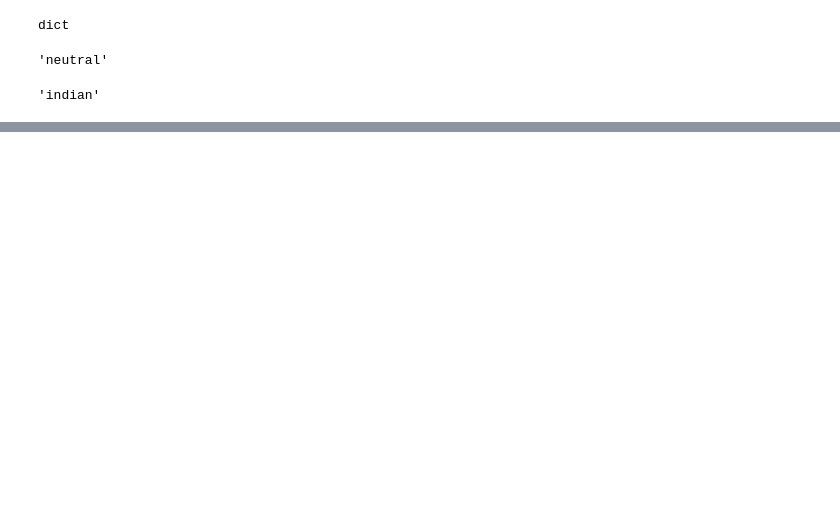
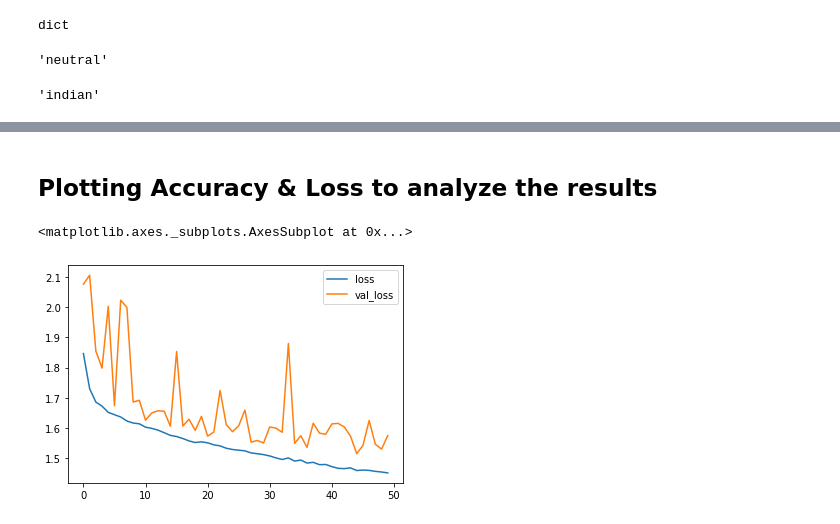
Before and after one commit to CodeWithSridhar/Live-Class-Monitoring-System-Face-Emotion-Recognition-, a Jupyter notebook: Live_Class_Monitoring_System(Face_Emotion_Recognition).ipynb, the cells around one changed output, grey strips where cells are left out. Cells and saved outputs as stored; diff of their text form; code cells hidden in the pictures; blank space fills up the shorter version.

```diff
--- a/Live_Class_Monitoring_System(Face_Emotion_Recognition).ipynb
+++ b/Live_Class_Monitoring_System(Face_Emotion_Recognition).ipynb
@@ -185,0 +244,4 @@ prediction1['dominant_race']
+# %%
+#define test and train path
+test_path = '/content/test/'
+train_path = '/content/train/'
@@ -185,0 +250,22 @@ prediction1['dominant_race']
+# %%
+img_size = 48  # image size
+batch_size = 32 # batch size
+
+# resnet is trained on rgb photos and we have grascaled images so converting colour mode to rgb
+datagen_train = ImageDataGenerator(horizontal_flip=True,brightness_range=[0.8,1.2],rescale=1./255)
+
+train_generator = datagen_train.flow_from_directory(train_path,
+                                                  target_size=(img_size,img_size),
+                                                  batch_size=batch_size,
+                                                  shuffle=True,
+                                                  color_mode='rgb',
+                                                  class_mode='categorical')
+
+datagen_validation = ImageDataGenerator(horizontal_flip=True,brightness_range=[0.8,1.2],rescale=1./255)
+
+validation_generator = datagen_train.flow_from_directory(test_path,
+                                                  target_size=(img_size,img_size),
+                                                  batch_size=batch_size,
+                                                  shuffle=False,
+                                                  color_mode='rgb',
+                                                  class_mode='categorical')
@@ -185,0 +280,5 @@ prediction1['dominant_race']
+# %%
+# creating a base model using resnet
+# and loading the pretrained weights
+base_model = ResNet50(input_shape=(48,48,3),include_top = False, weights = 'imagenet')
+base_model.summary()
@@ -185,0 +385,11 @@ prediction1['dominant_race']
+# %% [markdown]
+## Plotting Accuracy & Loss to analyze the results
+# %%
+# save history of the model in dataframe df
+df_modelhis=pd.DataFrame(model.history.history)
+# %%
+#Plotting Loss
+df_modelhis[['loss','val_loss']].plot()
+# %% [output]
+<matplotlib.axes._subplots.AxesSubplot at 0x...>
+[figure, added]
```
Also changed, not shown: parts of 17 cells of this notebook.
